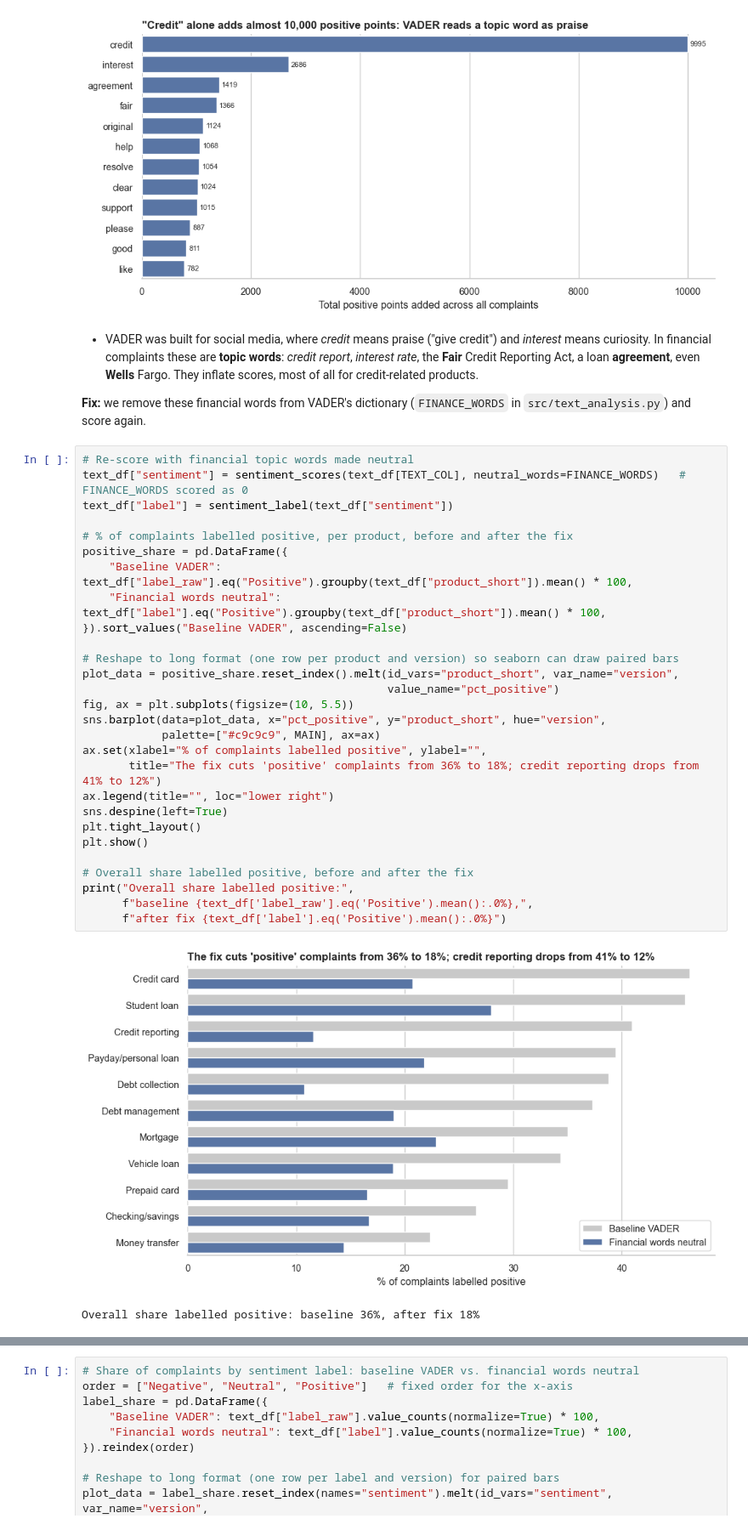
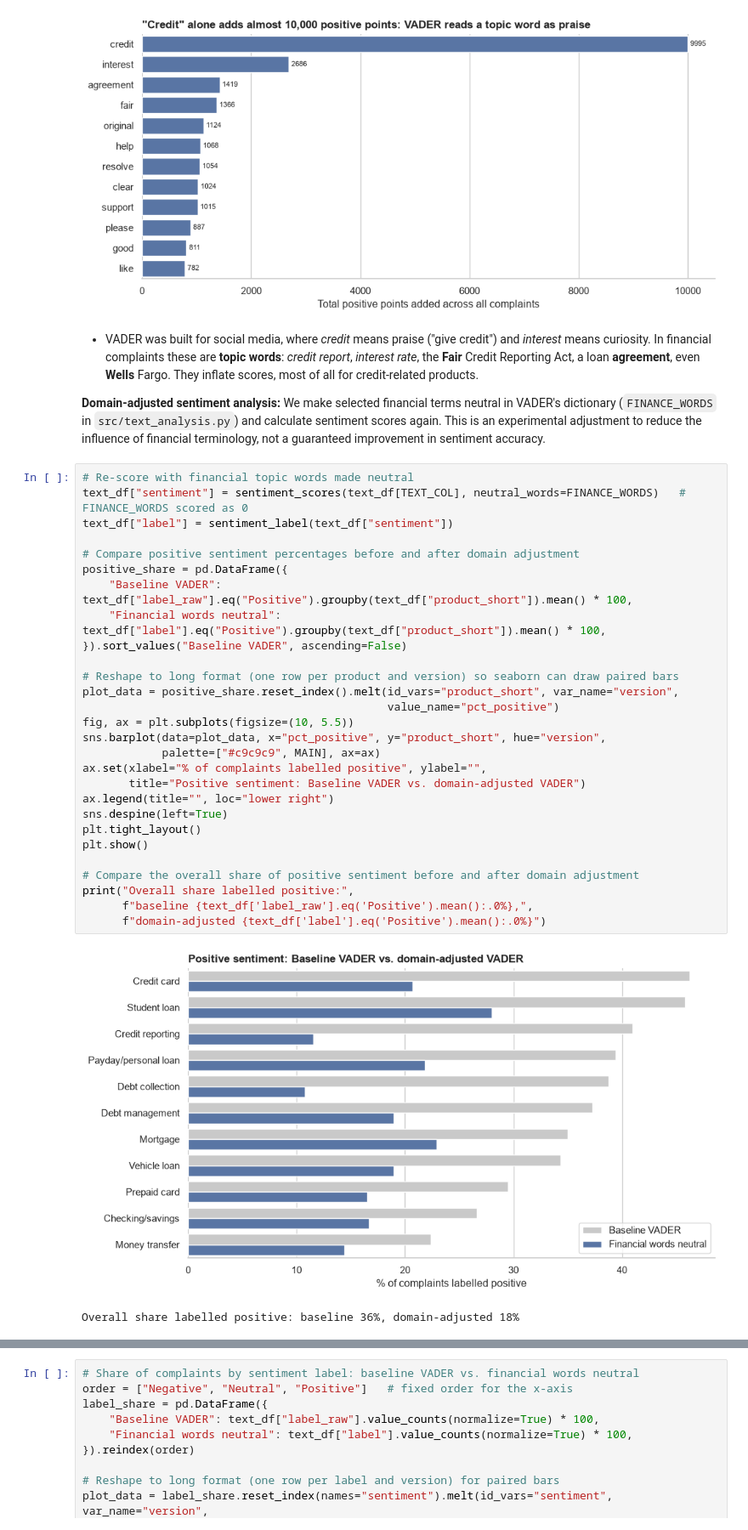
Before and after one commit to rebeccaquaye/consumer-financial-complaints, a Jupyter notebook: index.ipynb, the cells around one changed output, grey strips where cells are left out. Shown at 85% size. Drawn from its saved outputs; the diff is of its cells as text.

Commit message:
Update Phase 2 analysis notebook and project documentation

```diff
--- a/index.ipynb
+++ b/index.ipynb
@@ -587,36 +620,36 @@ plt.show()
 # %% [markdown]
 - VADER was built for social media, where *credit* means praise ("give credit") and *interest* means curiosity. In financial complaints these are **topic words**: *credit report*, *interest rate*, the **Fair** Credit Reporting Act, a loan **agreement**, even **Wells** Fargo. They inflate scores, most of all for credit-related products.
 
-**Fix:** we remove these financial words from VADER's dictionary (`FINANCE_WORDS` in `src/text_analysis.py`) and score again.
+**Domain-adjusted sentiment analysis:** We make selected financial terms neutral in VADER's dictionary (`FINANCE_WORDS` in `src/text_analysis.py`) and calculate sentiment scores again. This is an experimental adjustment to reduce the influence of financial terminology, not a guaranteed improvement in sentiment accuracy.
 # %%
 # Re-score with financial topic words made neutral
 text_df["sentiment"] = sentiment_scores(text_df[TEXT_COL], neutral_words=FINANCE_WORDS)   # FINANCE_WORDS scored as 0
 text_df["label"] = sentiment_label(text_df["sentiment"])
 
-# % of complaints labelled positive, per product, before and after the fix
+# Compare positive sentiment percentages before and after domain adjustment
 positive_share = pd.DataFrame({
     "Baseline VADER": text_df["label_raw"].eq("Positive").groupby(text_df["product_short"]).mean() * 100,
     "Financial words neutral": text_df["label"].eq("Positive").groupby(text_df["product_short"]).mean() * 100,
 }).sort_values("Baseline VADER", ascending=False)
 
 # Reshape to long format (one row per product and version) so seaborn can draw paired bars
 plot_data = positive_share.reset_index().melt(id_vars="product_short", var_name="version",
                                               value_name="pct_positive")
 fig, ax = plt.subplots(figsize=(10, 5.5))
 sns.barplot(data=plot_data, x="pct_positive", y="product_short", hue="version",
             palette=["#c9c9c9", MAIN], ax=ax)
 ax.set(xlabel="% of complaints labelled positive", ylabel="",
-       title="The fix cuts 'positive' complaints from 36% to 18%; credit reporting drops from 41% to 12%")
+       title="Positive sentiment: Baseline VADER vs. domain-adjusted VADER")
 ax.legend(title="", loc="lower right")
 sns.despine(left=True)
 plt.tight_layout()
 plt.show()
 
-# Overall share labelled positive, before and after the fix
+# Compare the overall share of positive sentiment before and after domain adjustment
 print("Overall share labelled positive:",
       f"baseline {text_df['label_raw'].eq('Positive').mean():.0%},",
-      f"after fix {text_df['label'].eq('Positive').mean():.0%}")
+      f"domain-adjusted {text_df['label'].eq('Positive').mean():.0%}")
 # %% [output]
-[figure, old version]
+[figure, new version]
-Overall share labelled positive: baseline 36%, after fix 18%
+Overall share labelled positive: baseline 36%, domain-adjusted 18%
 # %% [markdown]
```
Also changed, not shown: parts of 5 cells of this notebook, 1 other file.
